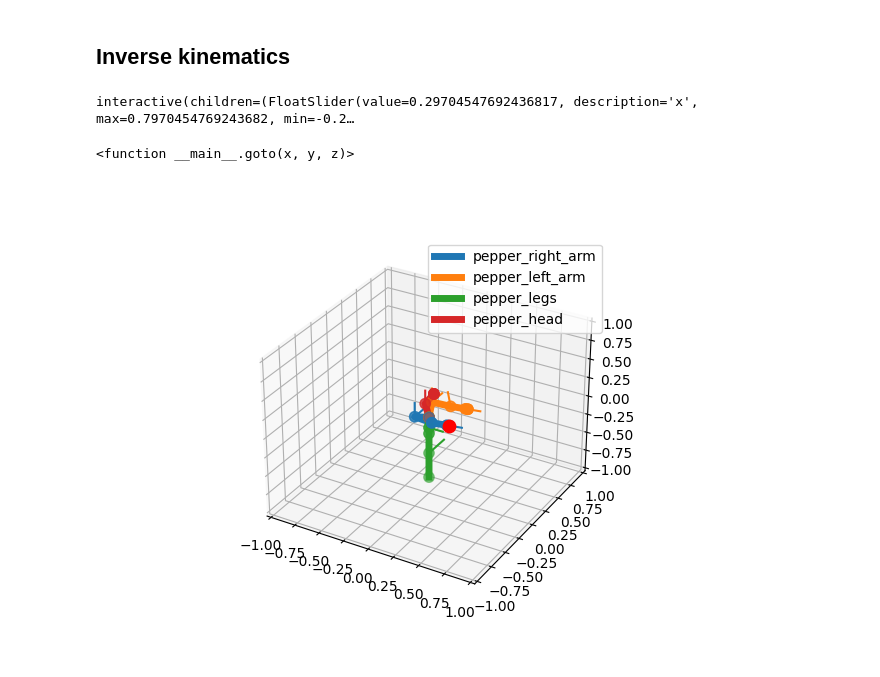
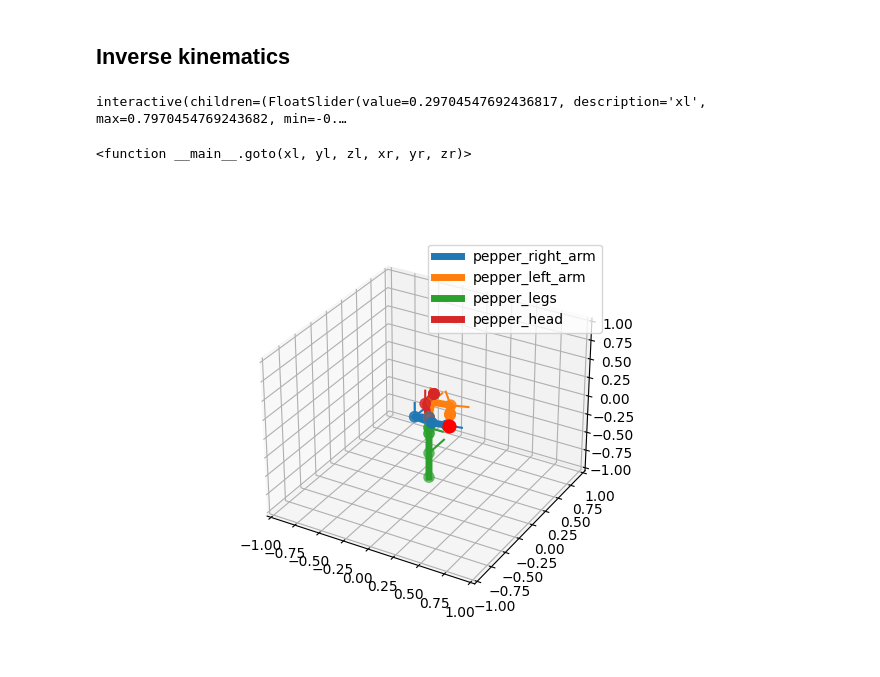
Before and after one commit to Phylliade/ikpy, a Jupyter notebook: tutorials/Precreated chain - Pepper.ipynb, the cells around one changed output. Drawn from its saved outputs; the diff is of its cells as text; code cells hidden in the pictures.

Commit message:
added bimanual IK for pepper

```diff
--- a/tutorials/Precreated chain - Pepper.ipynb
+++ b/tutorials/Precreated chain - Pepper.ipynb
@@ -50,37 +50,45 @@ ax.legend()
 # %%
 ### Let's try some IK
 from ipywidgets import interact, FloatSlider
 import matplotlib.pyplot as plt
 fig, ax = plot.init_3d_figure()
 
 x, y, z = pepper_right_arm_chain.forward_kinematics([0] * (len(pepper_left_arm_chain)))[:3,3]
 size = 0.5
 
 xlim = ax.get_xlim3d()
 ylim = ax.get_ylim3d()
 zlim = ax.get_zlim3d()
-def goto(x, y, z):
+def goto(xl, yl, zl, xr, yr, zr):
     ax.clear()
     ax.set_xlim3d(xlim)
     ax.set_ylim3d(ylim)
     ax.set_zlim3d(zlim)
 
     frame_target = np.eye(4)
-    frame_target[:3, 3] = [x,y,z]
+    frame_target[:3, 3] = [xr,yr,zr]
 
     ik = pepper_right_arm_chain.inverse_kinematics_frame(frame_target)
-    pepper_right_arm_chain.plot(ik, ax, target=[x,y,z])
+    pepper_right_arm_chain.plot(ik, ax, target=[xr,yr,zr])
 
-    pepper_left_arm_chain.plot([0] * (len(pepper_left_arm_chain)), ax)
+    frame_target[:3, 3] = [xl,yl,zl]
+
+    ik = pepper_left_arm_chain.inverse_kinematics_frame(frame_target)
+    pepper_left_arm_chain.plot(ik, ax, target=[xl,yl,zl])
+
+    # pepper_left_arm_chain.plot([0] * (len(pepper_left_arm_chain)), ax)
     pepper_legs_chain.plot([0] * (len(pepper_legs_chain)), ax)
     pepper_head_chain.plot([0] * (len(pepper_head_chain)), ax)
     ax.legend()
 
 interact(goto,
-         x=FloatSlider(min=x-size, max=x+size, value=x, step=0.01),
-         y=FloatSlider(min=y-size, max=y+size, value=y, step=0.01),
-         z=FloatSlider(min=z-size, max=z+size, value=z, step=0.01))
+         xl=FloatSlider(min=x-size, max=x+size, value=x, step=0.01),
+         yl=FloatSlider(min=y-size, max=y+size, value=y, step=0.01),
+         zl=FloatSlider(min=z-size, max=z+size, value=z, step=0.01),
+         xr=FloatSlider(min=x-size, max=x+size, value=x, step=0.01),
+         yr=FloatSlider(min=y-size, max=y+size, value=y, step=0.01),
+         zr=FloatSlider(min=z-size, max=z+size, value=z, step=0.01))
 # %% [output]
-interactive(children=(FloatSlider(value=0.29704547692436817, description='x', max=0.7970454769243682, min=-0.2…
+interactive(children=(FloatSlider(value=0.29704547692436817, description='xl', max=0.7970454769243682, min=-0.…
-<function __main__.goto(x, y, z)>
+<function __main__.goto(xl, yl, zl, xr, yr, zr)>
-[figure, old version]
+[figure, new version]
```
